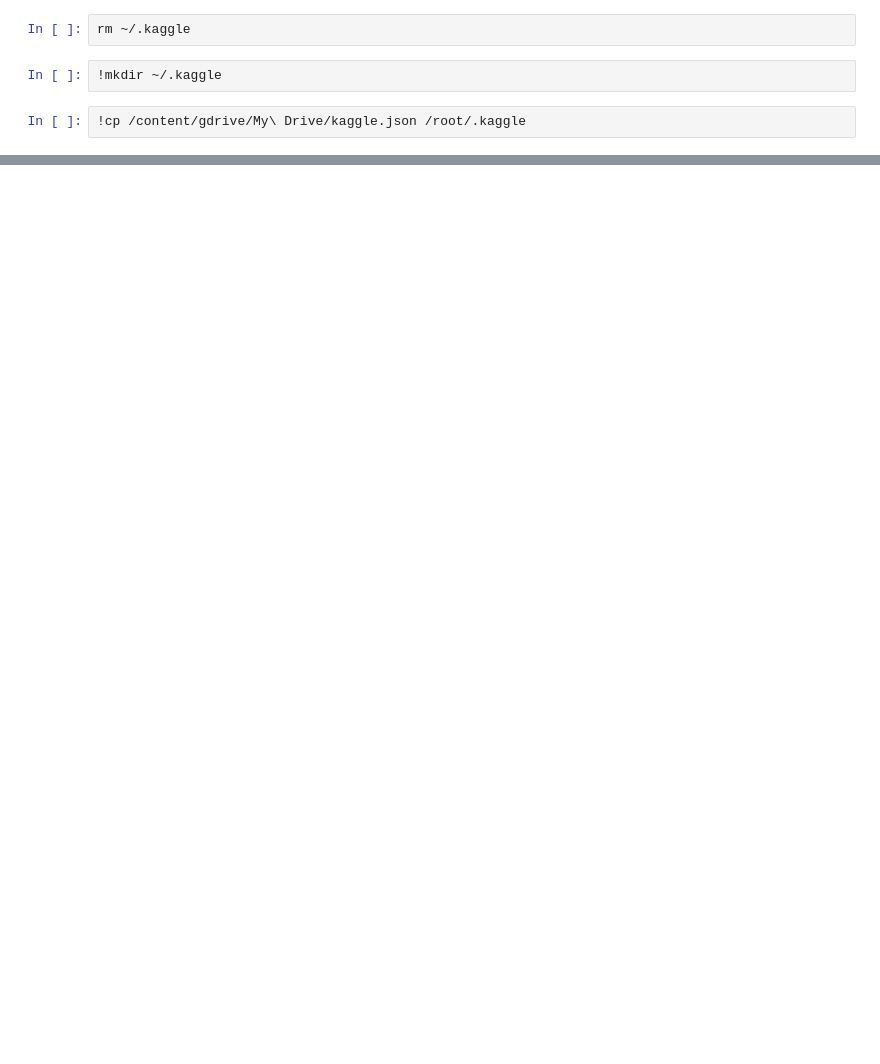
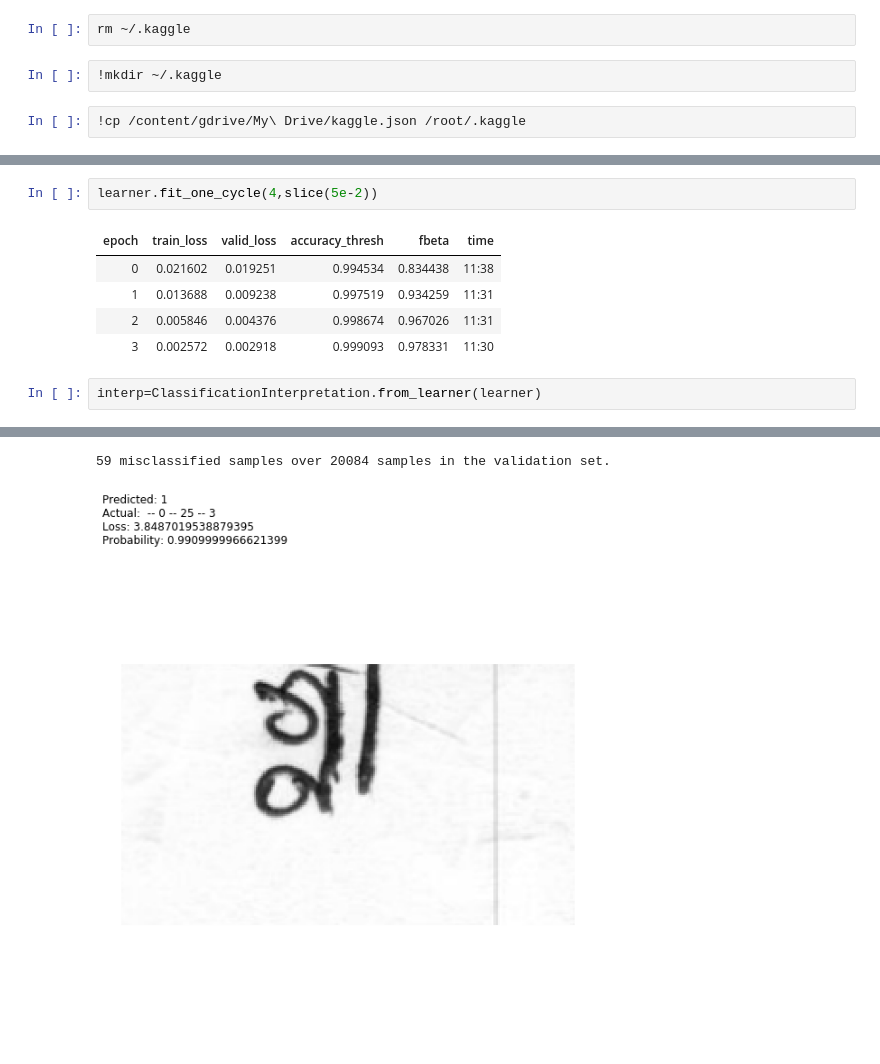
Before and after one commit to abyaadrafid/BHGD, a Jupyter notebook: BHGD.ipynb, the cells around one changed output, grey strips where cells are left out. Cells and saved outputs as stored; diff of their text form; blank space fills up the shorter version.

```diff
--- a/BHGD.ipynb
+++ b/BHGD.ipynb
@@ -23,0 +49,11 @@ unzip:  cannot find or open /root/.kaggle/bengaliai.zip, /root/.kaggle/bengaliai
+# %%
+learner.fit_one_cycle(4,slice(5e-2))
+# %% [output]
+| epoch | train_loss | valid_loss | accuracy_thresh | fbeta | time |
+| 0 | 0.021602 | 0.019251 | 0.994534 | 0.834438 | 11:38 |
+| 1 | 0.013688 | 0.009238 | 0.997519 | 0.934259 | 11:31 |
+| 2 | 0.005846 | 0.004376 | 0.998674 | 0.967026 | 11:31 |
+| 3 | 0.002572 | 0.002918 | 0.999093 | 0.978331 | 11:30 |
+# %%
+interp=ClassificationInterpretation.from_learner(learner)
+# %% [output]
@@ -23,0 +61,2 @@ unzip:  cannot find or open /root/.kaggle/bengaliai.zip, /root/.kaggle/bengaliai
+59 misclassified samples over 20084 samples in the validation set.
+[figure, added]
```
Also changed, not shown: parts of 13 cells of this notebook.
